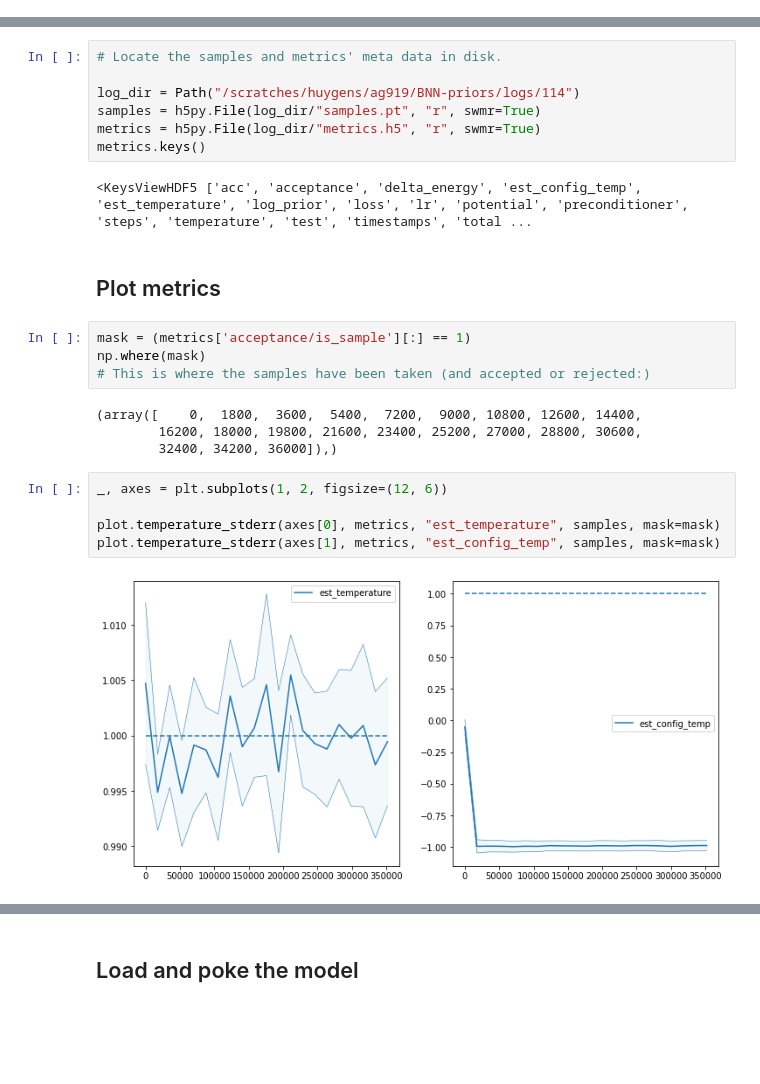
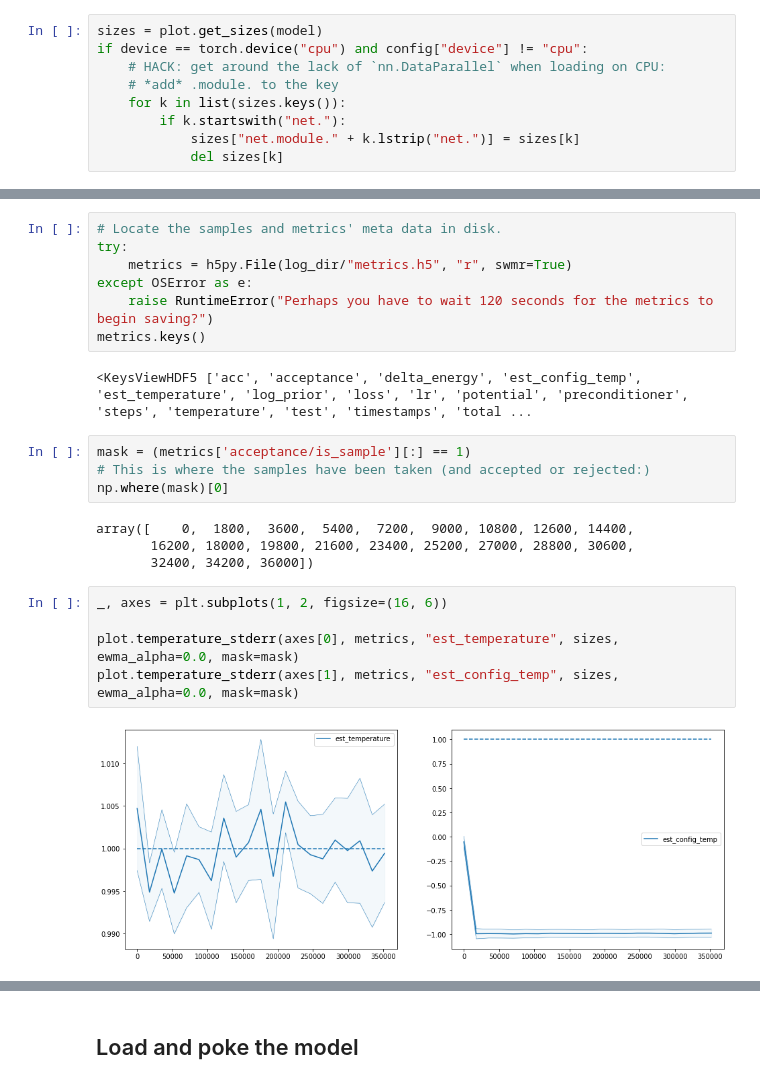
Before and after one commit to ratschlab/bnn_priors, a Jupyter notebook: experiments/3.3_Plot_interactive_metrics.ipynb, the cells around one changed output, grey strips where cells are left out. Drawn from its saved outputs; the diff is of its cells as text; blank space fills up the shorter version.

```diff
--- a/experiments/3.3_Plot_interactive_metrics.ipynb
+++ b/experiments/3.3_Plot_interactive_metrics.ipynb
@@ -17,0 +40,9 @@ To use it, it is advised to first **copy** the notebook to something else specif
+# %%
+sizes = plot.get_sizes(model)
+if device == torch.device("cpu") and config["device"] != "cpu":
+    # HACK: get around the lack of `nn.DataParallel` when loading on CPU:
+    # *add* .module. to the key
+    for k in list(sizes.keys()):
+        if k.startswith("net."):
+            sizes["net.module." + k.lstrip("net.")] = sizes[k]
+            del sizes[k]
@@ -18,29 +53,27 @@ To use it, it is advised to first **copy** the notebook to something else specif
 # %%
 # Locate the samples and metrics' meta data in disk.
-
-log_dir = Path("/scratches/huygens/ag919/BNN-priors/logs/114")
-samples = h5py.File(log_dir/"samples.pt", "r", swmr=True)
-metrics = h5py.File(log_dir/"metrics.h5", "r", swmr=True)
+try:
+    metrics = h5py.File(log_dir/"metrics.h5", "r", swmr=True)
+except OSError as e:
+    raise RuntimeError("Perhaps you have to wait 120 seconds for the metrics to begin saving?")
 metrics.keys()
 # %% [output]
 <KeysViewHDF5 ['acc', 'acceptance', 'delta_energy', 'est_config_temp', 'est_temperature', 'log_prior', 'loss', 'lr', 'potential', 'preconditioner', 'steps', 'temperature', 'test', 'timestamps', 'total ...
-# %% [markdown]
-## Plot metrics
 # %%
 mask = (metrics['acceptance/is_sample'][:] == 1)
-np.where(mask)
 # This is where the samples have been taken (and accepted or rejected:)
+np.where(mask)[0]
 # %% [output]
-(array([    0,  1800,  3600,  5400,  7200,  9000, 10800, 12600, 14400,
-        16200, 18000, 19800, 21600, 23400, 25200, 27000, 28800, 30600,
-        32400, 34200, 36000]),)
+array([    0,  1800,  3600,  5400,  7200,  9000, 10800, 12600, 14400,
+       16200, 18000, 19800, 21600, 23400, 25200, 27000, 28800, 30600,
+       32400, 34200, 36000])
 # %%
-_, axes = plt.subplots(1, 2, figsize=(12, 6))
+_, axes = plt.subplots(1, 2, figsize=(16, 6))
 
-plot.temperature_stderr(axes[0], metrics, "est_temperature", samples, mask=mask)
-plot.temperature_stderr(axes[1], metrics, "est_config_temp", samples, mask=mask)
+plot.temperature_stderr(axes[0], metrics, "est_temperature", sizes, ewma_alpha=0.0, mask=mask)
+plot.temperature_stderr(axes[1], metrics, "est_config_temp", sizes, ewma_alpha=0.0, mask=mask)
 # %% [output]
-[figure, old version]
+[figure, new version]
 # %%
 _, ax = plt.subplots(1, 1, figsize=(8, 6))
 
```
Also changed, not shown: parts of 15 cells of this notebook, 1 other file.
